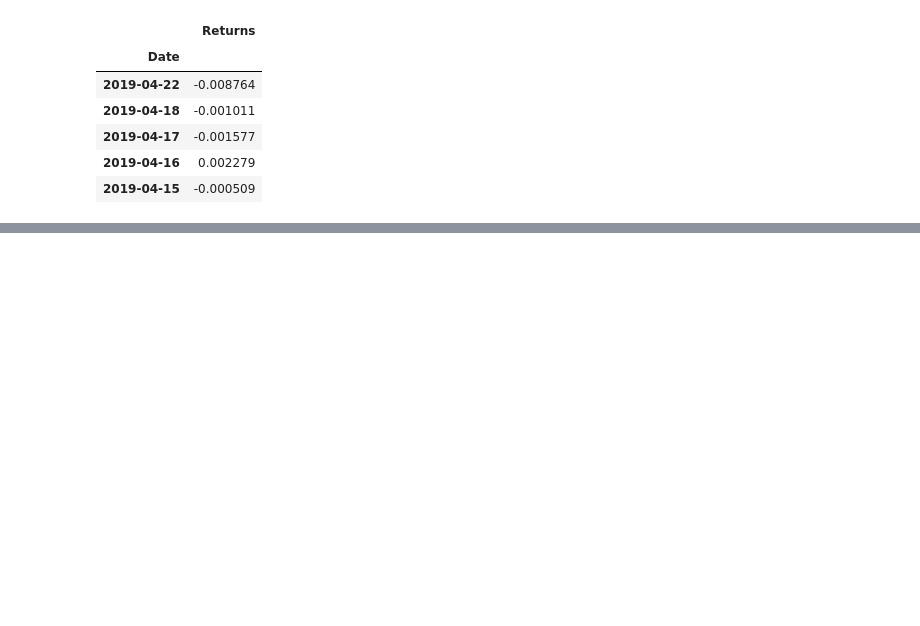
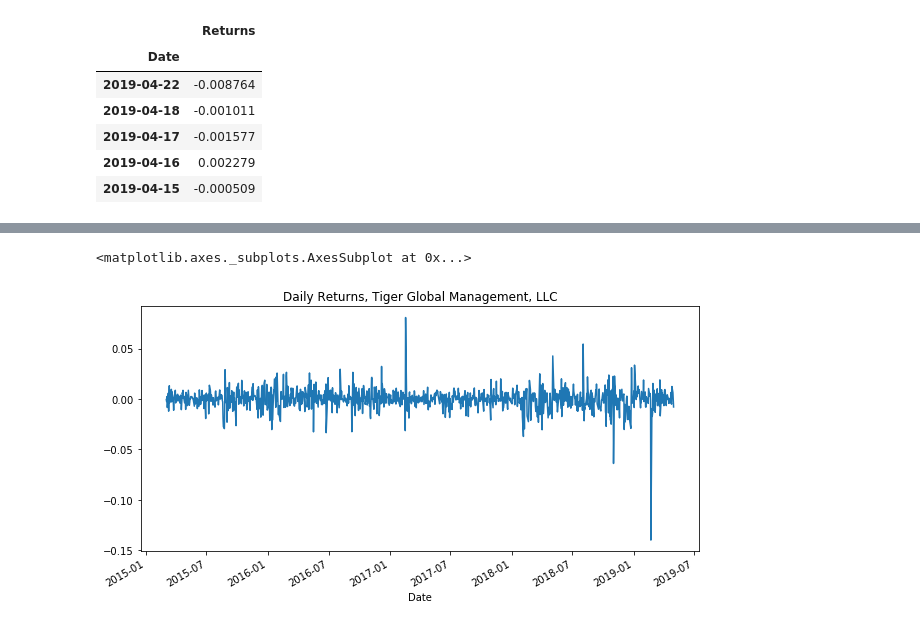
Before and after one commit to yrlbaker/Unit_4_HW, a Jupyter notebook: Whale_HW.ipynb, the cells around one changed output, grey strips where cells are left out. Drawn from its saved outputs; the diff is of its cells as text; code cells hidden in the pictures; blank space fills up the shorter version.

Commit message:
Added and updated plot data in HW

```diff
--- a/Whale_HW.ipynb
+++ b/Whale_HW.ipynb
@@ -332,0 +346,6 @@ three_returns.head()
+# %%
+# Plot Tiger Global Mgmt portion of portfolio:
+whale_df["TIGER_GLOBAL_MGMT_LLC"].plot(figsize=(10,5), title="Daily Returns, Tiger Global Management, LLC")
+# %% [output]
+<matplotlib.axes._subplots.AxesSubplot at 0x...>
+[figure, added]
```
Also changed, not shown: parts of 7 cells of this notebook.
